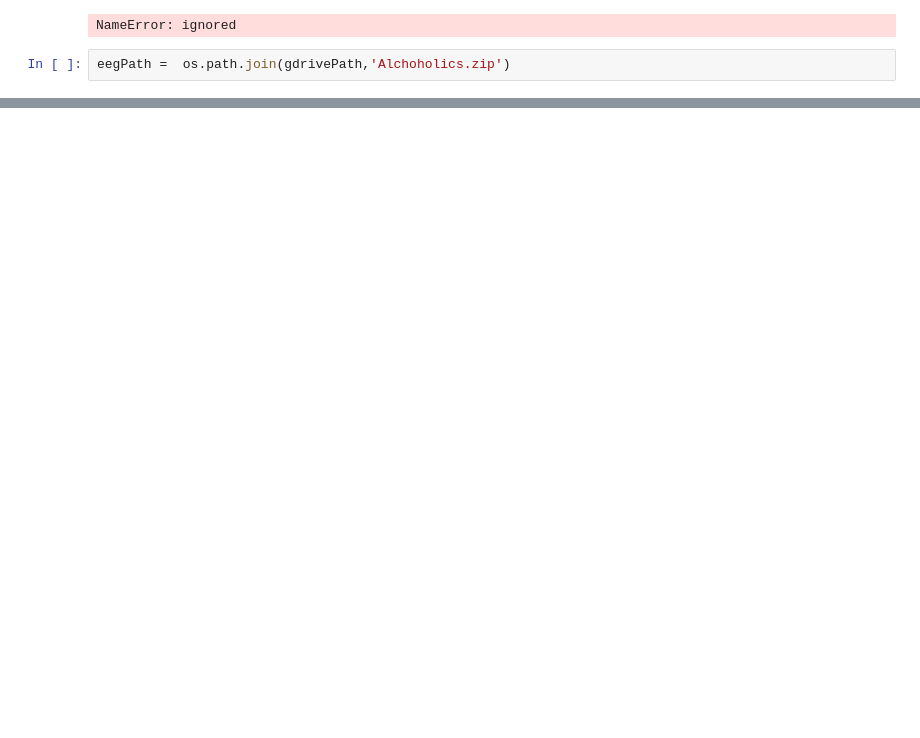
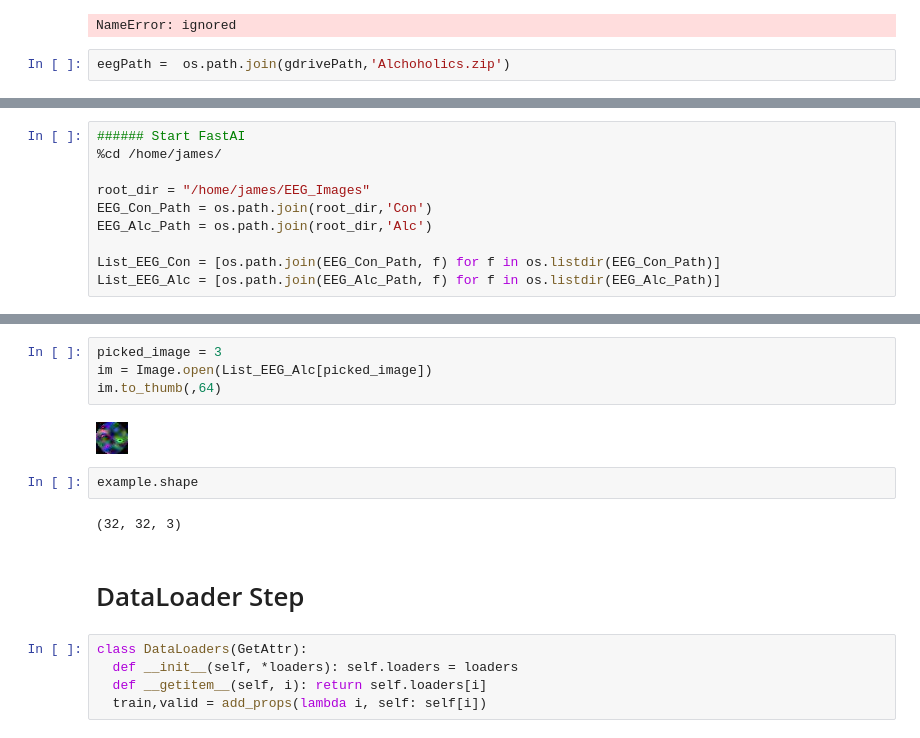
Before and after one commit to jamescavanagh/unpackAI, a Jupyter notebook: EEG_Alchoholism.ipynb, the cells around one changed output, grey strips where cells are left out. Cells and saved outputs as stored; diff of their text form; blank space fills up the shorter version.

```diff
--- a/EEG_Alchoholism.ipynb
+++ b/EEG_Alchoholism.ipynb
@@ -250,0 +639,10 @@ plt.yticks(x,(0,5,10,15,20,25,30,35,40,45,50,55,60))
+# %%
+###### Start FastAI
+%cd /home/james/
+
+root_dir = "/home/james/EEG_Images"
+EEG_Con_Path = os.path.join(root_dir,'Con')
+EEG_Alc_Path = os.path.join(root_dir,'Alc')
+
+List_EEG_Con = [os.path.join(EEG_Con_Path, f) for f in os.listdir(EEG_Con_Path)]
+List_EEG_Alc = [os.path.join(EEG_Alc_Path, f) for f in os.listdir(EEG_Alc_Path)]
@@ -250,0 +660,17 @@ plt.yticks(x,(0,5,10,15,20,25,30,35,40,45,50,55,60))
+# %%
+picked_image = 3
+im = Image.open(List_EEG_Alc[picked_image])
+im.to_thumb(,64)
+# %% [output]
+[figure, added]
+# %%
+example.shape
+# %% [output]
+(32, 32, 3)
+# %% [markdown]
+# DataLoader Step
+# %%
+class DataLoaders(GetAttr):
+  def __init__(self, *loaders): self.loaders = loaders
+  def __getitem__(self, i): return self.loaders[i]
+  train,valid = add_props(lambda i, self: self[i])
```
Also changed, not shown: parts of 73 cells of this notebook.
